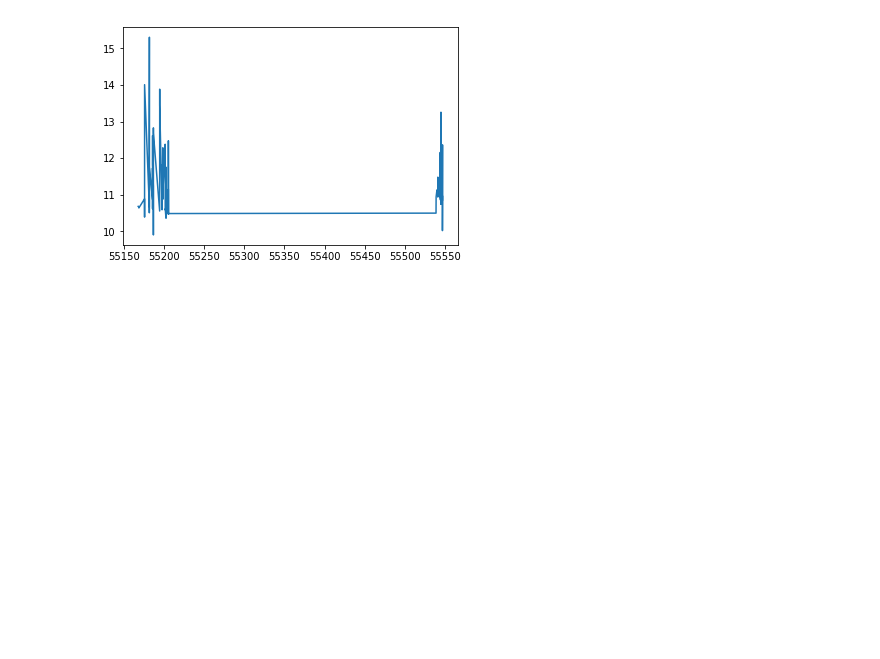
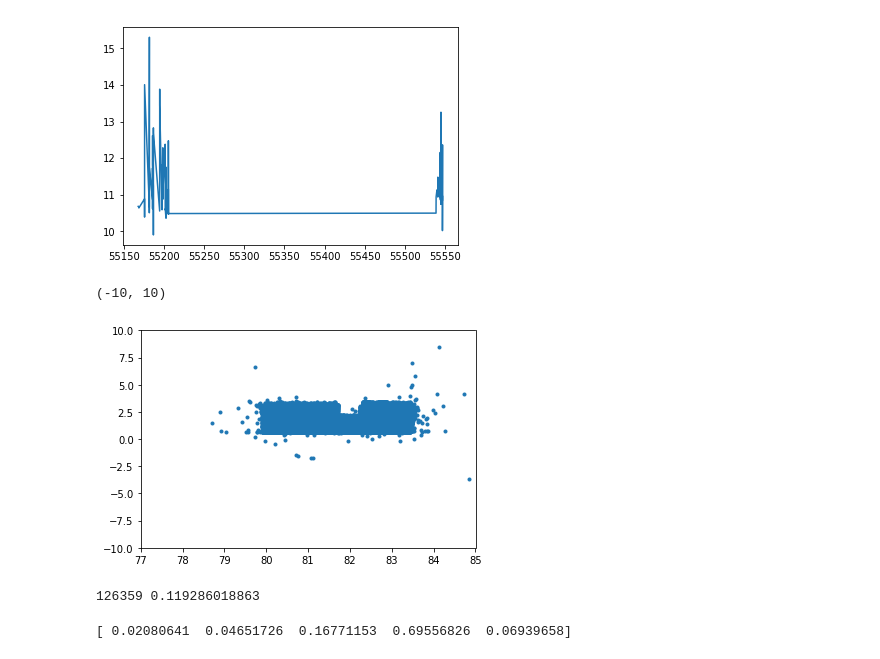
Before and after one commit to ctslater/lightcurve_ml, a Jupyter notebook: ptf_test.ipynb, the cells around one changed output. Drawn from its saved outputs; the diff is of its cells as text; code cells hidden in the pictures; blank space fills up the shorter version.

Commit message:
Select target Lyrae.

```diff
--- a/ptf_test.ipynb
+++ b/ptf_test.ipynb
@@ -22,7 +22,9 @@ from light_curve import LightCurve
 import re
 import astropy.time
 import datetime
+import matplotlib
 import matplotlib.pyplot as plt
+matplotlib.rcParams['figure.dpi'] = 120
 
 from keras.optimizers import Adam
 # %%
@@ -169,3 +172,54 @@ plt.plot(lc_of_interest.times, lc_of_interest.measurements)
 # %% [output]
 [<matplotlib.lines.Line2D at 0x...>]
 [figure]
+# %%
+plt.plot(lightcurves['ra'], lightcurves['dec'], '.')
+plt.xlim(77,85)
+plt.ylim(-10,10)
+# %% [output]
+(-10, 10)
+[figure, added]
+# %%
+sesar_lyrae = [(80.60473, 0.41418),
+               (80.47870, 1.27336),
+               (80.06507, 1.67182),
+               (80.32337, 1.65995),
+               (81.05208, 0.33607),
+               (81.41564, 0.16144),
+               (81.75889, 0.86211),
+               (81.65846, 1.54373),
+               (82.59892, 0.30089),
+               (82.34661, 0.57082),
+               (82.43321, 0.65872),
+               (82.92507, 0.49033),
+               (82.18200, 1.18541),
+               (82.00986, 1.80046),
+               (82.71813, 1.55709),
+               (82.42224, 2.07294),
+               (82.91015, 1.95073),
+              ]
+
+for target_ra, target_dec in sesar_lyrae:
+
+    lc_n = ((lightcurves['ra'] - target_ra)**2 + (lightcurves['dec'] - target_dec)**2).idxmin()
+    dist = np.sqrt((lightcurves['ra'][lc_n] - target_ra)**2 + (lightcurves['dec'][lc_n] - target_dec)**2)
+
+    if dist*3600 < 2.0:
+        print(lc_n, dist*3600)
+# %% [output]
+126359 0.119286018863
+# %%
+target_n = 126359
+target_lightcurve = make_lightcurve_object(lightcurves.iloc[target_n])
+X_list = [np.c_[lc.times, lc.measurements, lc.errors]
+          for lc in target_lightcurve.split(args.n_min, args.n_max)]
+
+X_raw = pad_sequences(X_list, value=np.nan,
+                  dtype='float', padding='post')
+
+X, means, scales, wrong_units = preprocess(X_raw, 30.0)
+out = model.predict([X, np.c_[means, scales]])
+target_classifications = np.nanmean(out, axis=0)
+print(target_classifications)
+# %% [output]
+[ 0.02080641  0.04651726  0.16771153  0.69556826  0.06939658]
```
Also changed, not shown: parts of 5 cells of this notebook.
